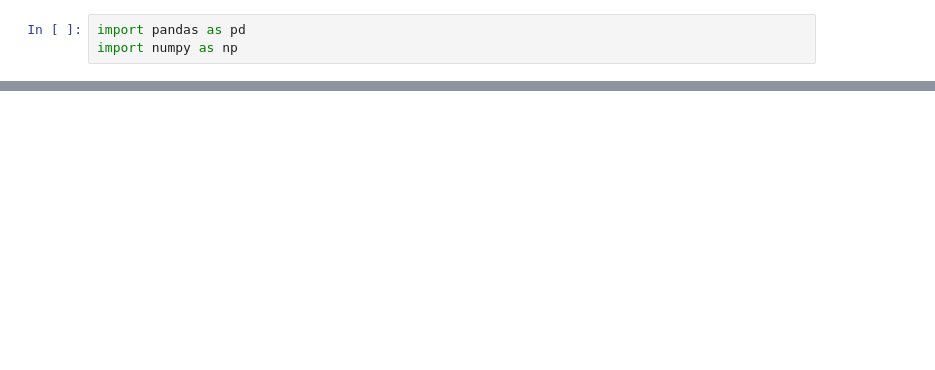
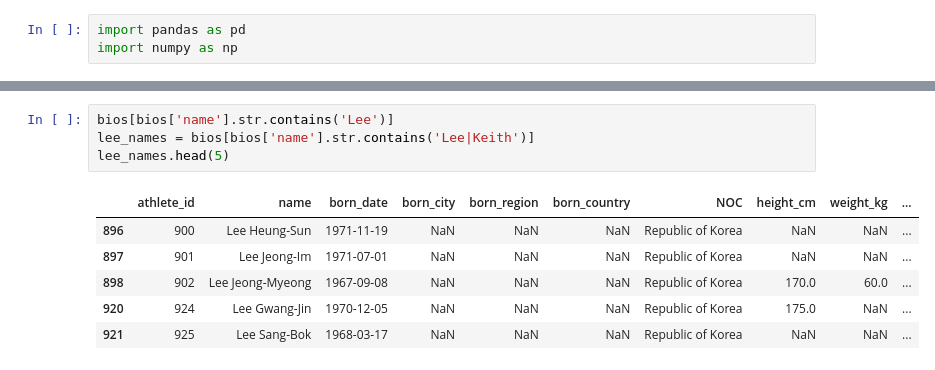
Before and after one commit to leoparty59/Awesome_Pandas_Tutorial, a Jupyter notebook: mydataframe_notebook.ipynb, the cells around one changed output, grey strips where cells are left out. Cells and saved outputs as stored; diff of their text form; blank space fills up the shorter version.

```diff
--- a/mydataframe_notebook.ipynb
+++ b/mydataframe_notebook.ipynb
@@ -15,0 +313,11 @@ df.head()
+# %%
+bios[bios['name'].str.contains('Lee')]
+lee_names = bios[bios['name'].str.contains('Lee|Keith')]
+lee_names.head(5)
+# %% [output]
+|  | athlete_id | name | born_date | born_city | born_region | born_country | NOC | height_cm | weight_kg | ... |
+| 896 | 900 | Lee Heung-Sun | 1971-11-19 | NaN | NaN | NaN | Republic of Korea | NaN | NaN | ... |
+| 897 | 901 | Lee Jeong-Im | 1971-07-01 | NaN | NaN | NaN | Republic of Korea | NaN | NaN | ... |
+| 898 | 902 | Lee Jeong-Myeong | 1967-09-08 | NaN | NaN | NaN | Republic of Korea | 170.0 | 60.0 | ... |
+| 920 | 924 | Lee Gwang-Jin | 1970-12-05 | NaN | NaN | NaN | Republic of Korea | 175.0 | NaN | ... |
+| 921 | 925 | Lee Sang-Bok | 1968-03-17 | NaN | NaN | NaN | Republic of Korea | NaN | NaN | ... |
```
Also changed, not shown: parts of 61 cells of this notebook.
